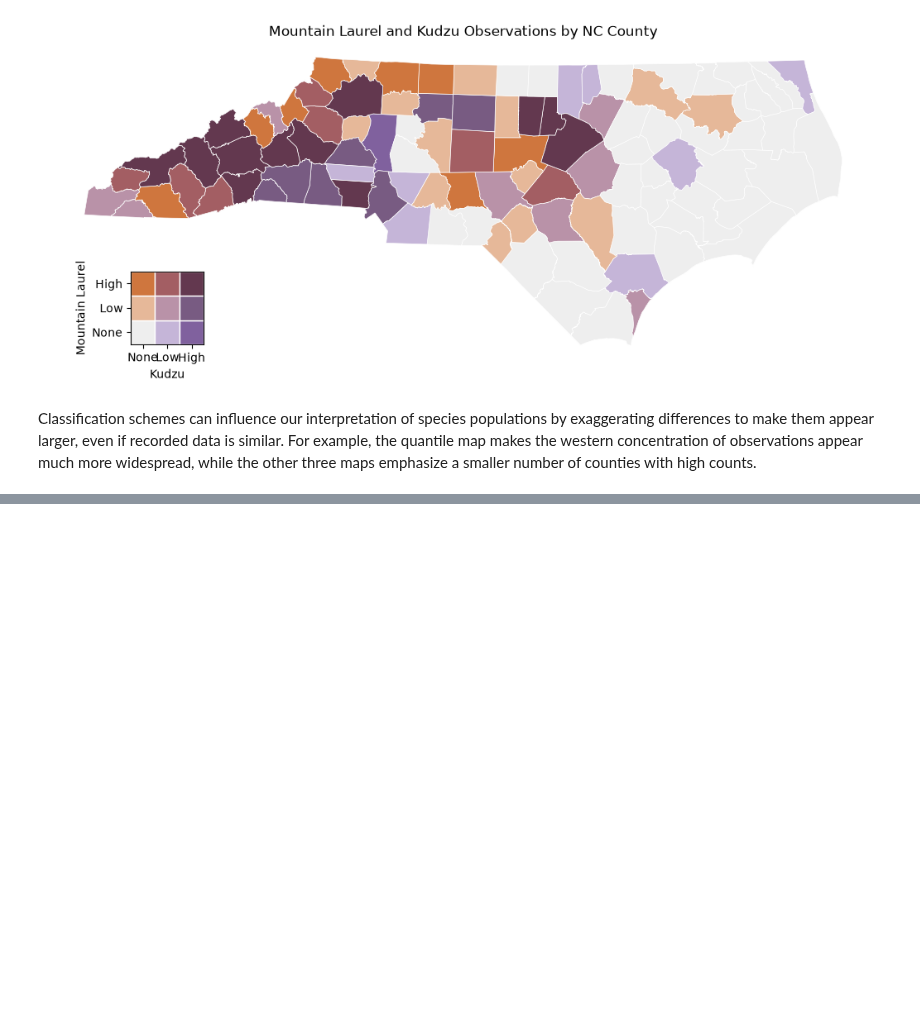
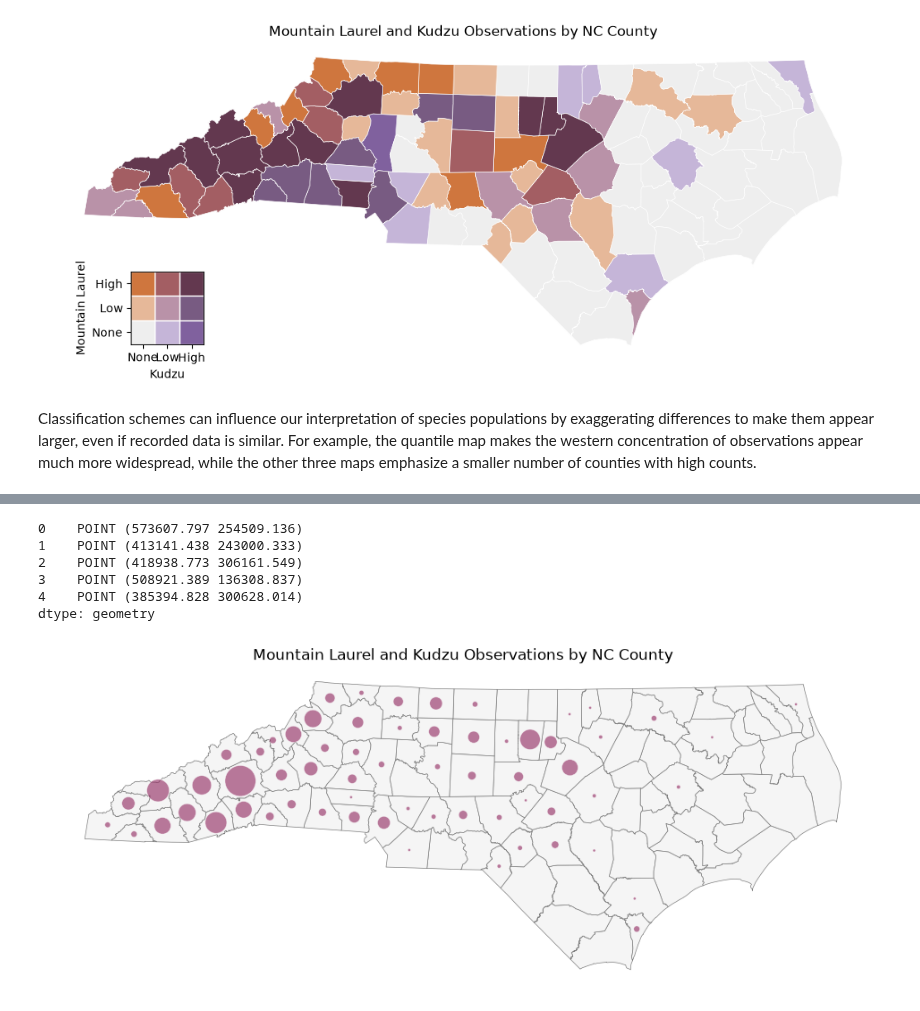
Before and after one commit to carodeg/geog592-carodeg, a Jupyter notebook: homework/week09/matplotcartography.ipynb, the cells around one changed output, grey strips where cells are left out. Saved outputs shown, nothing was run; the diff lists cells and outputs as text; code cells hidden in the pictures; blank space fills up the shorter version.

```diff
--- a/homework/week09/matplotcartography.ipynb
+++ b/homework/week09/matplotcartography.ipynb
@@ -364,0 +389,59 @@ Classification schemes can influence our interpretation of species populations b
+# %%
+
+# Convert county polygons to centroid points
+centers = county_map.geometry.centroid
+
+centers.head()
+# %% [output]
+0    POINT (573607.797 254509.136)
+1    POINT (413141.438 243000.333)
+2    POINT (418938.773 306161.549)
+3    POINT (508921.389 136308.837)
+4    POINT (385394.828 300628.014)
+dtype: geometry
+# %%
+#Proportional Symbol Map
+def propSymbolMap(ax):
+
+    # Plot county boundaries
+    county_map.plot(
+        ax=ax,
+        facecolor="whitesmoke",
+        edgecolor="gray",
+        linewidth=0.5
+    )
+
+    # Plot proportional circles
+    ax.scatter(
+        centers.x,
+        centers.y,
+        s=county_map["total"] * 5, #makes the area of each circle proportional to the number of observations in that county
+        color="#8e235c",
+        alpha=0.6,
+        edgecolors="white",
+        linewidths=0.5
+    )
+
+    ax.set_title(
+        "Mountain Laurel and Kudzu Observations by NC County"
+    )
+    ax.set_axis_off()
+
+    return ax
+
+
+fig, ax = plt.subplots(figsize=(12, 7))
+
+propSymbolMap(ax)
+
+plt.savefig(
+    "species_proportional_symbols.png",
+    dpi=300,
+    bbox_inches="tight"
+)
+
+plt.show()
+
+#Total observations per county, with larger circles representing more records
+# %% [output]
+[figure, added]
```
Also changed, not shown: parts of 7 cells of this notebook.
